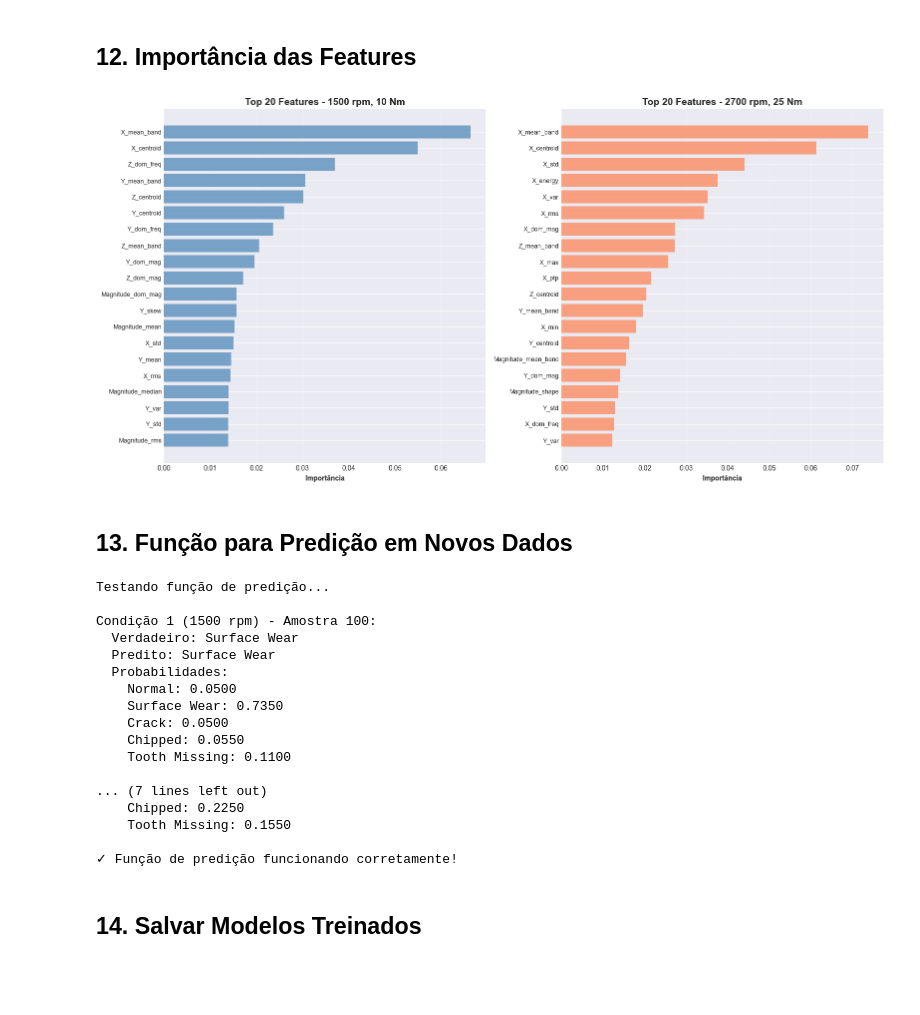
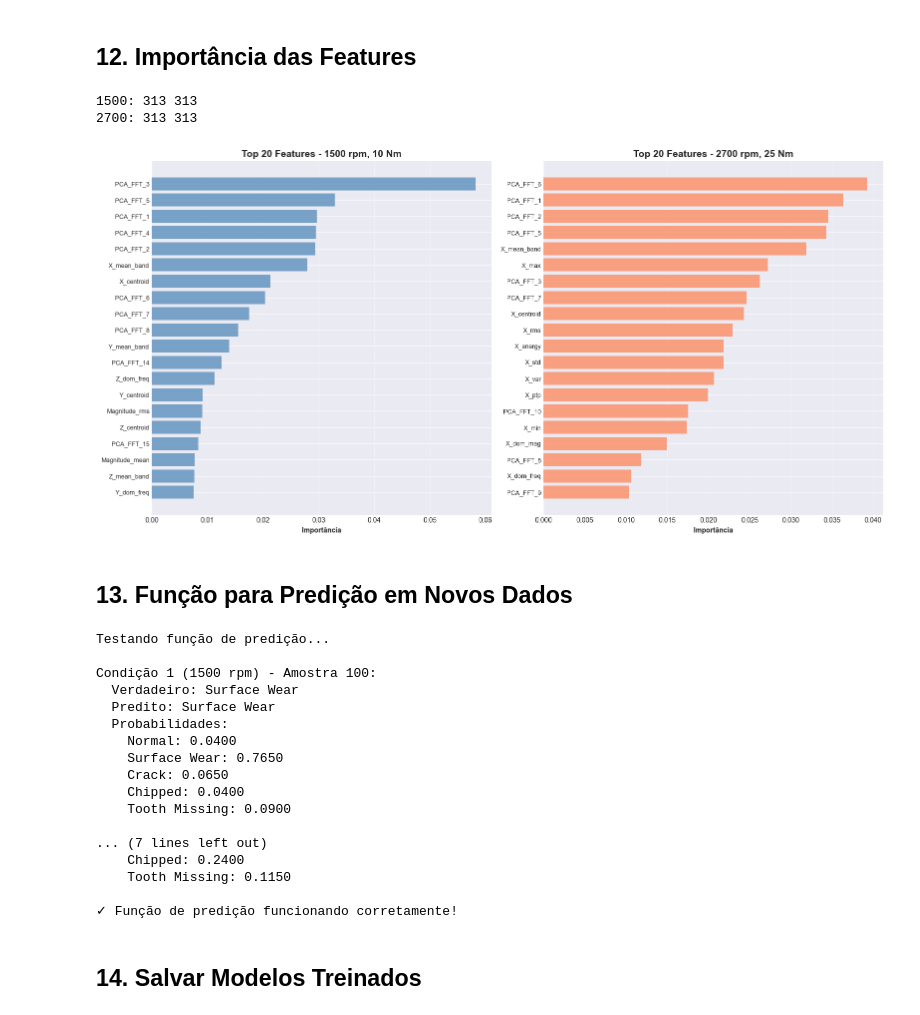
Before and after one commit to eliasgdeveloper/Desafio_SENAI-ICPHM23-Data-Challenge--Deteccao_de_Falhas-em-Engrenagens-Planetarias, a Jupyter notebook: ICPHM23_Data_Challenge.ipynb, the cells around one changed output. Drawn from its saved outputs; the diff is of its cells as text; code cells hidden in the pictures; blank space fills up the shorter version.

```diff
--- a/ICPHM23_Data_Challenge.ipynb
+++ b/ICPHM23_Data_Challenge.ipynb
@@ -802,50 +857,42 @@ Tooth Missing       0.67      0.63      0.65      2000
 # %% [markdown]
 ## 12. Importância das Features
 # %%
-# Nomes das features
-time_features = ['mean', 'std', 'var', 'max', 'min', 'ptp', 'median', 'rms',
-                'skew', 'kurtosis', 'crest', 'shape', 'impulse']
-freq_features = ['dom_freq', 'dom_mag', 'energy', 'centroid', 'mean_band']
-axes_names = ['X', 'Y', 'Z', 'Magnitude']
-
-feature_names = []
-for axis in axes_names:
-    for feat in time_features:
-        feature_names.append(f"{axis}_{feat}")
-    for feat in freq_features:
-        feature_names.append(f"{axis}_{feat}")
-
 # Importância das features - Condição 1
 importances_1500 = best_clf_1500.feature_importances_
 indices_1500 = np.argsort(importances_1500)[-20:]  # Top 20 features
 
 # Importância das features - Condição 2
 importances_2700 = best_clf_2700.feature_importances_
 indices_2700 = np.argsort(importances_2700)[-20:]  # Top 20 features
 
 # Visualização
 fig, axes = plt.subplots(1, 2, figsize=(16, 8))
 
 # Condição 1
 axes[0].barh(range(20), importances_1500[indices_1500], color='steelblue', alpha=0.7)
 axes[0].set_yticks(range(20))
-axes[0].set_yticklabels([feature_names[i] for i in indices_1500], fontsize=9)
+axes[0].set_yticklabels([feature_names_1500[i] for i in indices_1500], fontsize=9)
 axes[0].set_xlabel('Importância', fontweight='bold')
 axes[0].set_title('Top 20 Features - 1500 rpm, 10 Nm', fontsize=14, fontweight='bold')
 axes[0].grid(axis='x', alpha=0.3)
 
 # Condição 2
 axes[1].barh(range(20), importances_2700[indices_2700], color='coral', alpha=0.7)
 axes[1].set_yticks(range(20))
-axes[1].set_yticklabels([feature_names[i] for i in indices_2700], fontsize=9)
+axes[1].set_yticklabels([feature_names_2700[i] for i in indices_2700], fontsize=9)
 axes[1].set_xlabel('Importância', fontweight='bold')
 axes[1].set_title('Top 20 Features - 2700 rpm, 25 Nm', fontsize=14, fontweight='bold')
 axes[1].grid(axis='x', alpha=0.3)
 
+print("1500:", len(importances_1500), len(feature_names_1500))
+print("2700:", len(importances_2700), len(feature_names_2700))
+
 plt.tight_layout()
 plt.show()
 # %% [output]
+1500: 313 313
+2700: 313 313
-[figure, old version]
+[figure, new version]
 # %% [markdown]
 ## 13. Função para Predição em Novos Dados
 # %%
@@ -868,19 +915,29 @@ def predict_fault(x_signal, y_signal, z_signal, condition='1500'):
     --------
     tuple : (classe_predita, nome_classe, probabilidades)
     """
-    # Extrair features
-    features = extract_all_features(x_signal, y_signal, z_signal)
-    features = np.array(features).reshape(1, -1)
+    # Features base (72)
+    base_features = np.array(extract_all_features(x_signal, y_signal, z_signal)).reshape(1, -1)
 
-    # Selecionar modelo e scaler apropriados
+    # Features FFT para PCA (mesma lógica do treino)
+    fft_features = fft_xyz_features(x_signal, y_signal, z_signal).reshape(1, -1)
+
+    # Selecionar pipeline da condição
     if condition == '1500':
-        features_scaled = scaler_1500.transform(features)
+        fft_features_scaled = fft_scaler_1500.transform(fft_features)
+        fft_features_pca = pca_1500.transform(fft_features_scaled)
+        features_full = np.hstack([base_features, fft_features_pca])
+        features_scaled = scaler_1500.transform(features_full)
         prediction = best_clf_1500.predict(features_scaled)[0]
         probabilities = best_clf_1500.predict_proba(features_scaled)[0]
-    else:
-        features_scaled = scaler_2700.transform(features)
+    elif condition == '2700':
+        fft_features_scaled = fft_scaler_2700.transform(fft_features)
+        fft_features_pca = pca_2700.transform(fft_features_scaled)
+        features_full = np.hstack([base_features, fft_features_pca])
+        features_scaled = scaler_2700.transform(features_full)
         prediction = best_clf_2700.predict(features_scaled)[0]
         probabilities = best_clf_2700.predict_proba(features_scaled)[0]
+    else:
+        raise ValueError("condition deve ser '1500' ou '2700'")
 
     return prediction, class_names[prediction], probabilities
 
@@ -922,15 +979,15 @@ Condição 1 (1500 rpm) - Amostra 100:
   Verdadeiro: Surface Wear
   Predito: Surface Wear
   Probabilidades:
-    Normal: 0.0500
-    Surface Wear: 0.7350
-    Crack: 0.0500
-    Chipped: 0.0550
-    Tooth Missing: 0.1100
+    Normal: 0.0400
+    Surface Wear: 0.7650
+    Crack: 0.0650
+    Chipped: 0.0400
+    Tooth Missing: 0.0900
 
 ... (7 lines left out)
-    Chipped: 0.2250
-    Tooth Missing: 0.1550
+    Chipped: 0.2400
+    Tooth Missing: 0.1150
 
 ✓ Função de predição funcionando corretamente!
 # %% [markdown]
```
Also changed, not shown: parts of 9 cells of this notebook, 4 other files.
